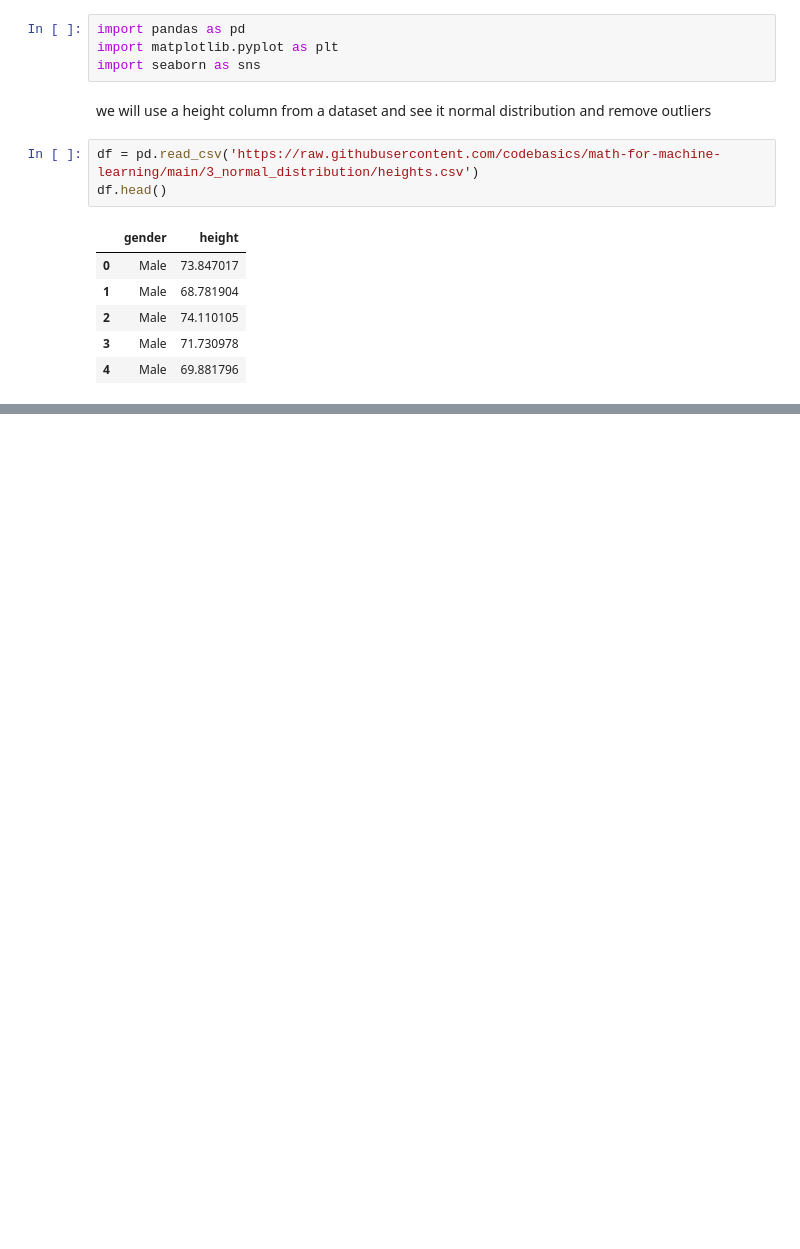
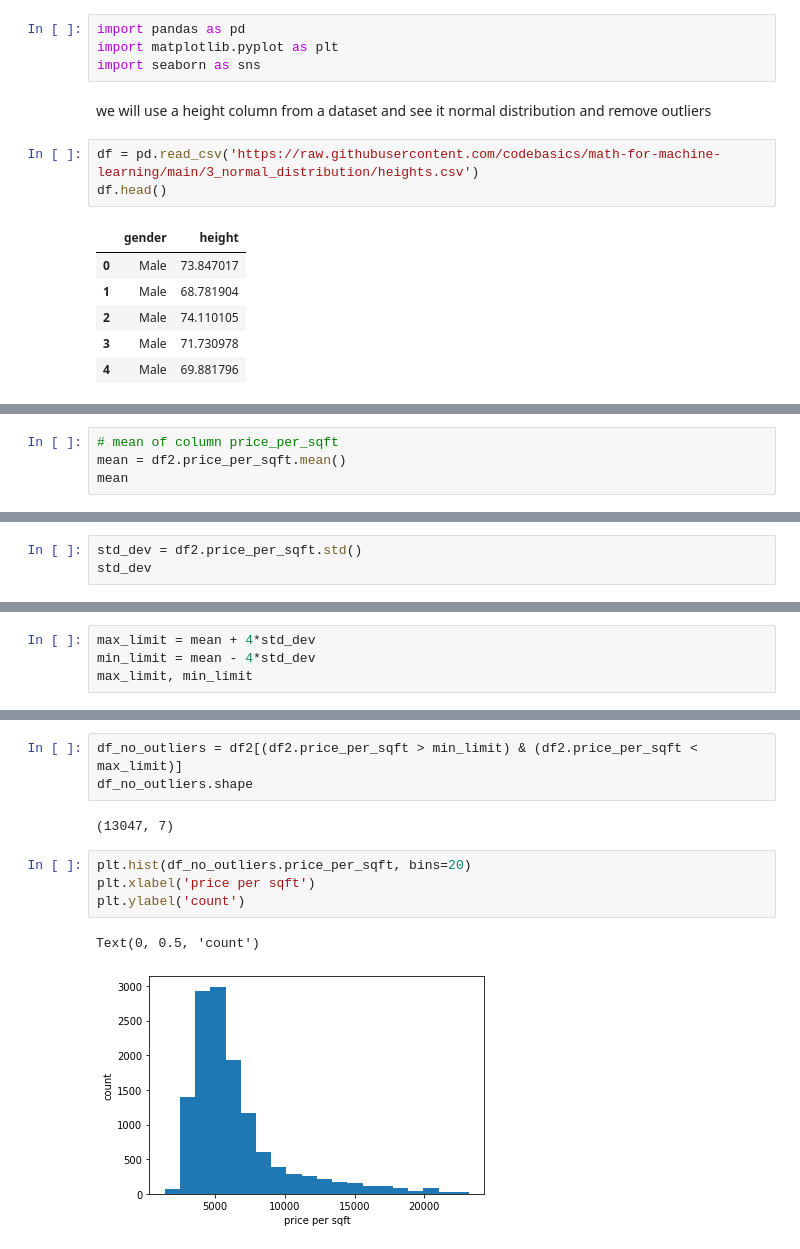
Before and after one commit to Mhtag/applied_statistics, a Jupyter notebook: outlier_removal_using_zscore_&_norm_dist.ipynb, the cells around one changed output, grey strips where cells are left out. Cells and saved outputs as stored; diff of their text form; blank space fills up the shorter version.

```diff
--- a/outlier_removal_using_zscore_&_norm_dist.ipynb
+++ b/outlier_removal_using_zscore_&_norm_dist.ipynb
@@ -20,0 +193,4 @@ df.de
+# %%
+# mean of column price_per_sqft
+mean = df2.price_per_sqft.mean()
+mean
@@ -20,0 +199,3 @@ df.de
+# %%
+std_dev = df2.price_per_sqft.std()
+std_dev
@@ -20,0 +204,4 @@ df.de
+# %%
+max_limit = mean + 4*std_dev
+min_limit = mean - 4*std_dev
+max_limit, min_limit
@@ -20,0 +226,12 @@ df.de
+# %%
+df_no_outliers = df2[(df2.price_per_sqft > min_limit) & (df2.price_per_sqft < max_limit)]
+df_no_outliers.shape
+# %% [output]
+(13047, 7)
+# %%
+plt.hist(df_no_outliers.price_per_sqft, bins=20)
+plt.xlabel('price per sqft')
+plt.ylabel('count')
+# %% [output]
+Text(0, 0.5, 'count')
+[figure, added]
```
Also changed, not shown: parts of 30 cells of this notebook.
